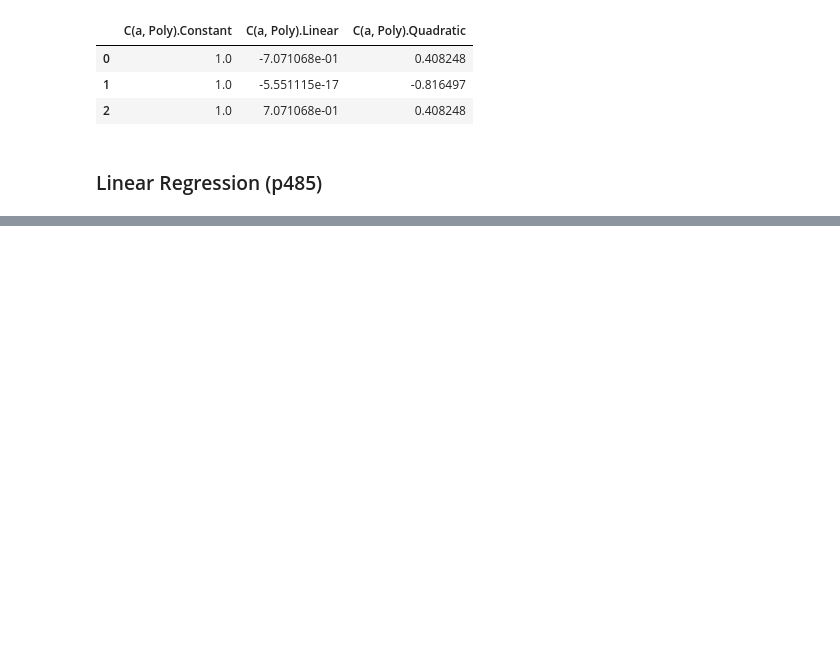
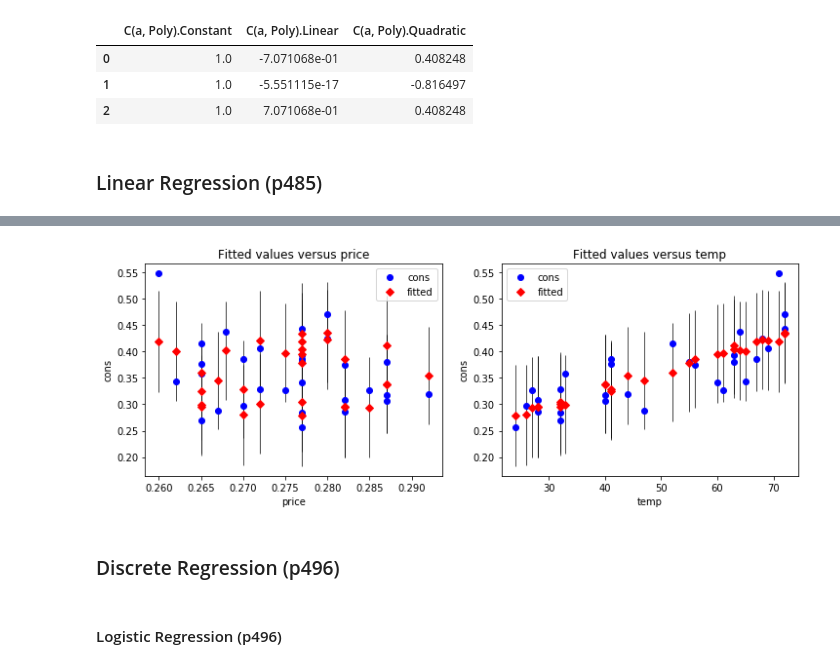
Before and after one commit to mathlarvalab/Nemurecal_Python, a Jupyter notebook: code/ch14/gee.ipynb, the cells around one changed output, grey strips where cells are left out. Cells and saved outputs as stored; diff of their text form; code cells hidden in the pictures; blank space fills up the shorter version.

```diff
--- a/code/ch14/gee.ipynb
+++ b/code/ch14/gee.ipynb
@@ -377,0 +380,4 @@ plot_y_contour(axes[1], y_pred, "fitted model")
+# %%
+# load a dataset
+dataset = sm.datasets.get_rdataset("Icecream", "Ecdat")
+dataset.title
@@ -377,0 +398,16 @@ plot_y_contour(axes[1], y_pred, "fitted model")
+# %%
+# model the consumption as a linear model
+# with price and temperature as independent variables
+model = smf.ols("cons ~ -1 + price + temp", data=dataset.data)
+result = model.fit()
+# %%
+# plot regression graphs
+fig, (ax1, ax2) = plt.subplots(1, 2, figsize=(12, 4))
+smg.plot_fit(result, 0, ax=ax1)
+smg.plot_fit(result, 1, ax=ax2);
+# %% [output]
+[figure, added]
+# %% [markdown]
+### Discrete Regression (p496)
+# %% [markdown]
+#### Logistic Regression (p496)
```
Also changed, not shown: parts of 51 cells of this notebook.
